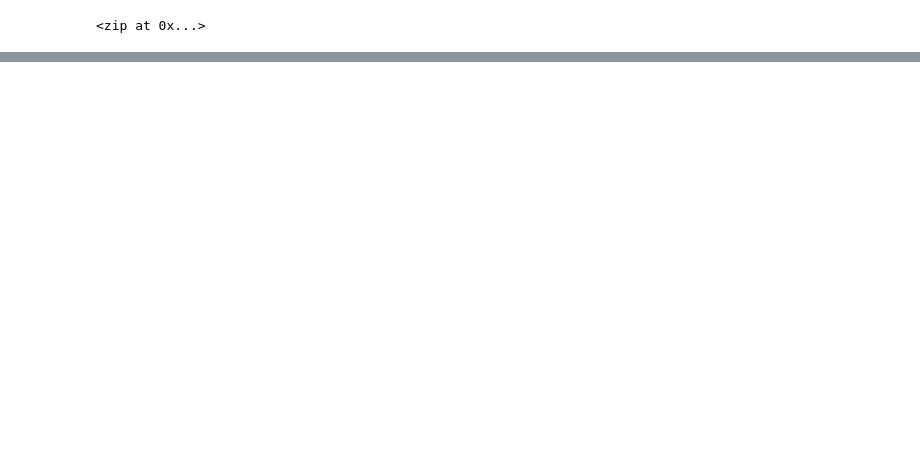
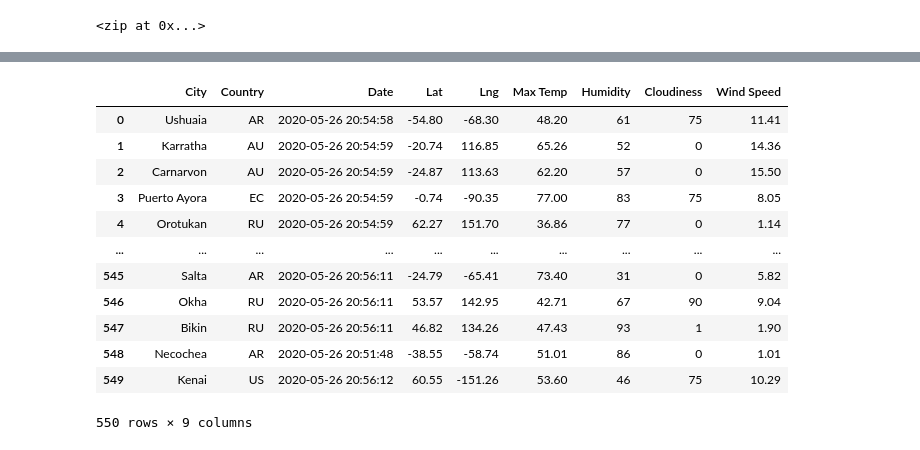
Before and after one commit to femolyn1/World_Weather_Analysis, a Jupyter notebook: WeatherPy.ipynb, the cells around one changed output, grey strips where cells are left out. Drawn from its saved outputs; the diff is of its cells as text; code cells hidden in the pictures; blank space fills up the shorter version.

Commit message:
Modifying gitignore and adding WeatherPy file

```diff
--- a/WeatherPy.ipynb
+++ b/WeatherPy.ipynb
@@ -31,0 +37,4 @@ len(cities)
+# %%
+# Starting URL for Weather Map API Call.
+url = "http://api.openweathermap.org/data/2.5/weather?units=Imperial&APPID=" + weather_api_key
+print(url)
@@ -31,0 +121,5 @@ len(cities)
+# %%
+
+# Convert the array of dictionaries to a Pandas DataFrame.
+city_data_df = pd.DataFrame(city_data)
+city_data_df.head(10)
@@ -31,0 +138,20 @@ len(cities)
+# %%
+New_Order_Column=["City", "Country","Date", "Lat", "Lng", "Max Temp", "Humidity", "Cloudiness", "Wind Speed"]
+# %%
+city_data_df=city_data_df[New_Order_Column]
+# %%
+city_data_df
+# %% [output]
+|  | City | Country | Date | Lat | Lng | Max Temp | Humidity | Cloudiness | Wind Speed |
+| 0 | Ushuaia | AR | 2020-05-26 20:54:58 | -54.80 | -68.30 | 48.20 | 61 | 75 | 11.41 |
+| 1 | Karratha | AU | 2020-05-26 20:54:59 | -20.74 | 116.85 | 65.26 | 52 | 0 | 14.36 |
+| 2 | Carnarvon | AU | 2020-05-26 20:54:59 | -24.87 | 113.63 | 62.20 | 57 | 0 | 15.50 |
+| 3 | Puerto Ayora | EC | 2020-05-26 20:54:59 | -0.74 | -90.35 | 77.00 | 83 | 75 | 8.05 |
+| 4 | Orotukan | RU | 2020-05-26 20:54:59 | 62.27 | 151.70 | 36.86 | 77 | 0 | 1.14 |
+| ... | ... | ... | ... | ... | ... | ... | ... | ... | ... |
+| 545 | Salta | AR | 2020-05-26 20:56:11 | -24.79 | -65.41 | 73.40 | 31 | 0 | 5.82 |
+| 546 | Okha | RU | 2020-05-26 20:56:11 | 53.57 | 142.95 | 42.71 | 67 | 90 | 9.04 |
+| 547 | Bikin | RU | 2020-05-26 20:56:11 | 46.82 | 134.26 | 47.43 | 93 | 1 | 1.90 |
+| 548 | Necochea | AR | 2020-05-26 20:51:48 | -38.55 | -58.74 | 51.01 | 86 | 0 | 1.01 |
+| 549 | Kenai | US | 2020-05-26 20:56:12 | 60.55 | -151.26 | 53.60 | 46 | 75 | 10.29 |
+550 rows × 9 columns
```
Also changed, not shown: parts of 6 cells of this notebook, 3 other files.
